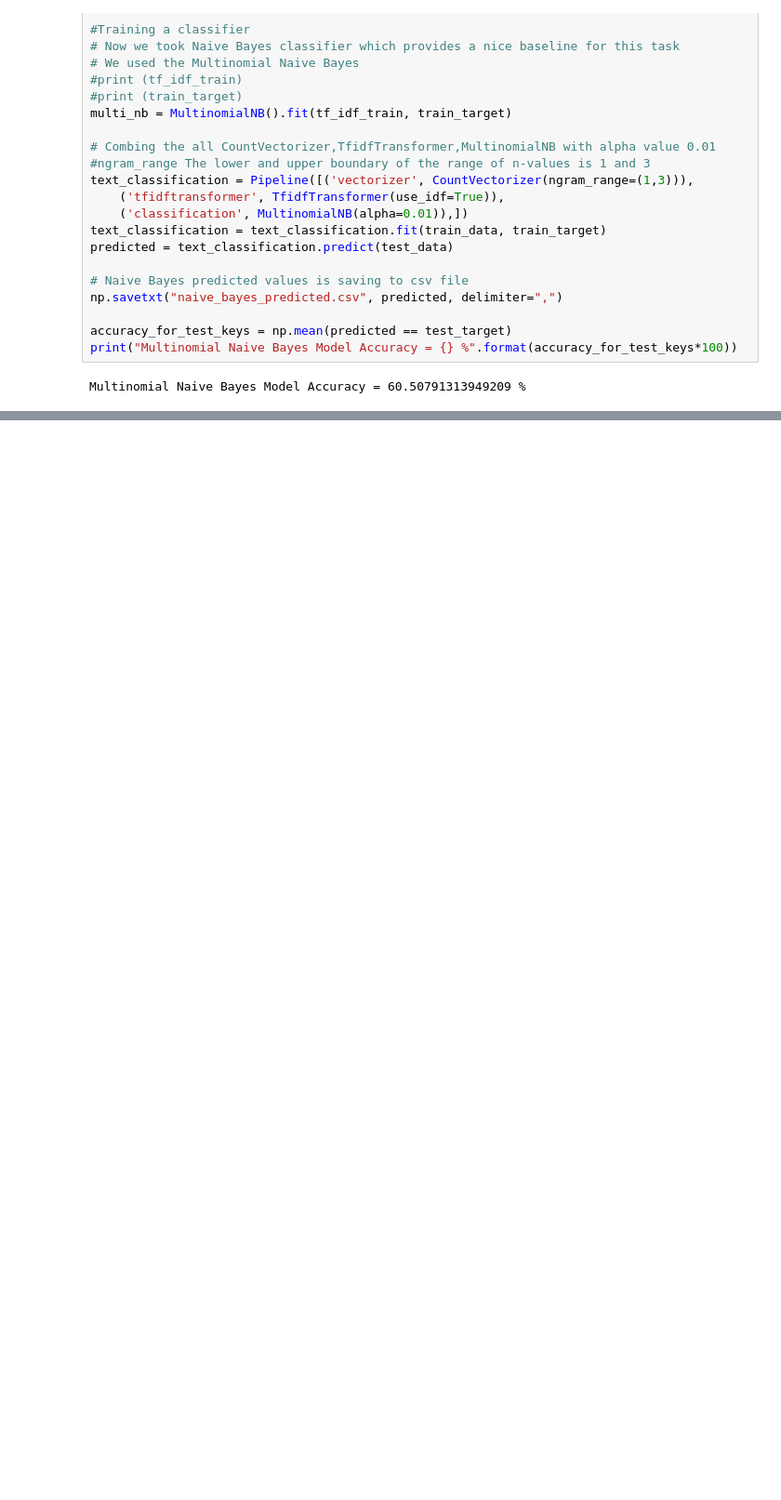
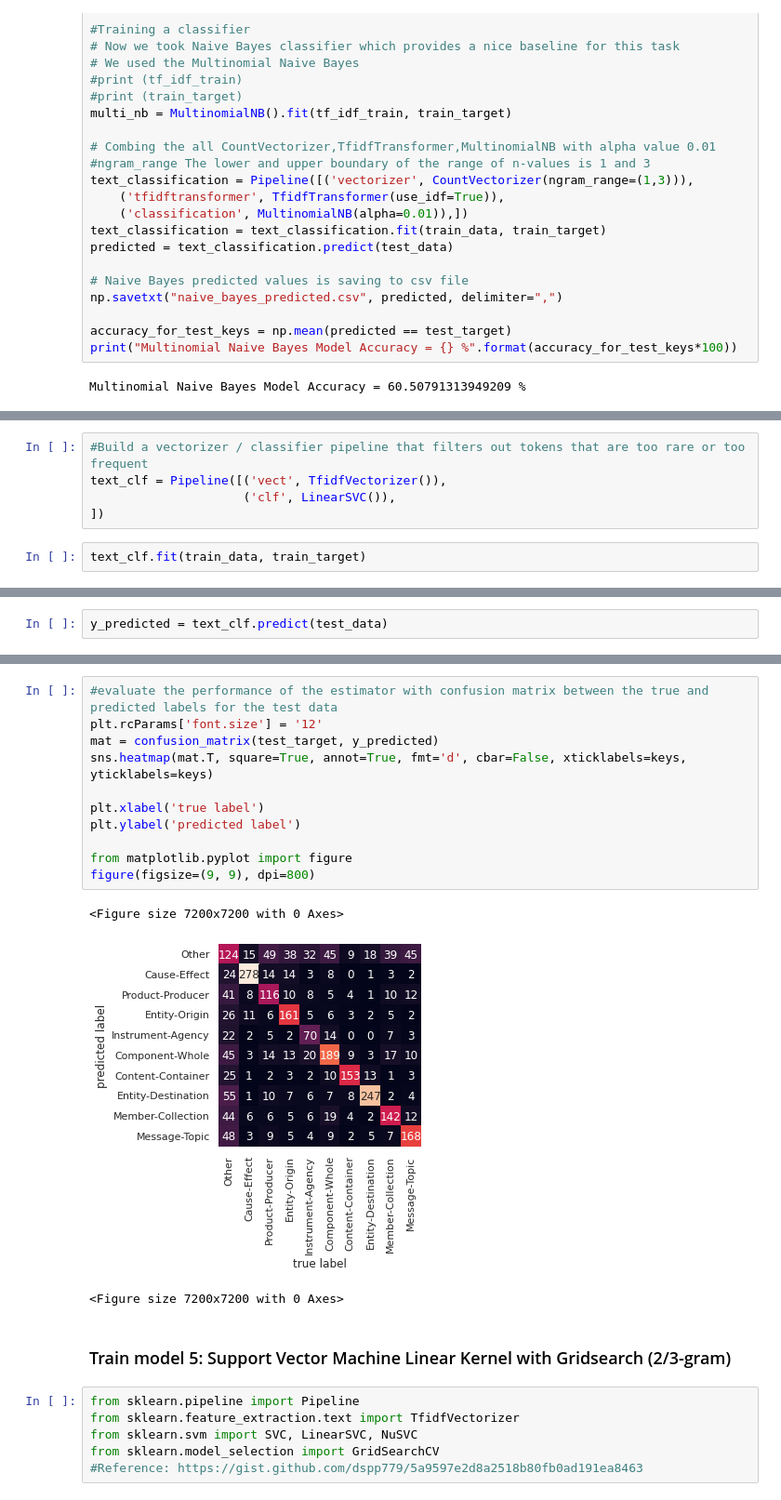
Before and after one commit to squaluz/Group-9C-Capstone, a Jupyter notebook: Sem-Eval 2010 Task8.ipynb, the cells around one changed output, grey strips where cells are left out. Shown at 93% size. Cells and saved outputs as stored; diff of their text form; blank space fills up the shorter version.

```diff
--- a/Sem-Eval 2010 Task8.ipynb
+++ b/Sem-Eval 2010 Task8.ipynb
@@ -294,0 +338,7 @@ Support Vector Machine Model Accuracy=64.44608023555392 %
+# %%
+#Build a vectorizer / classifier pipeline that filters out tokens that are too rare or too frequent
+text_clf = Pipeline([('vect', TfidfVectorizer()),
+                     ('clf', LinearSVC()),
+])
+# %%
+text_clf.fit(train_data, train_target)
@@ -294,0 +347,2 @@ Support Vector Machine Model Accuracy=64.44608023555392 %
+# %%
+y_predicted = text_clf.predict(test_data)
@@ -294,0 +378,23 @@ Support Vector Machine Model Accuracy=64.44608023555392 %
+# %%
+#evaluate the performance of the estimator with confusion matrix between the true and predicted labels for the test data
+plt.rcParams['font.size'] = '12'
+mat = confusion_matrix(test_target, y_predicted)
+sns.heatmap(mat.T, square=True, annot=True, fmt='d', cbar=False, xticklabels=keys, yticklabels=keys)
+
+plt.xlabel('true label')
+plt.ylabel('predicted label')
+
+from matplotlib.pyplot import figure
+figure(figsize=(9, 9), dpi=800)
+# %% [output]
+<Figure size 7200x7200 with 0 Axes>
+[figure, added]
+<Figure size 7200x7200 with 0 Axes>
+# %% [markdown]
+### Train model 5: Support Vector Machine Linear Kernel with Gridsearch (2/3-gram)
+# %%
+from sklearn.pipeline import Pipeline
+from sklearn.feature_extraction.text import TfidfVectorizer
+from sklearn.svm import SVC, LinearSVC, NuSVC
+from sklearn.model_selection import GridSearchCV
+#Reference: https://gist.github.com/dspp779/5a9597e2d8a2518b80fb0ad191ea8463
```
Also changed, not shown: parts of 22 cells of this notebook.
